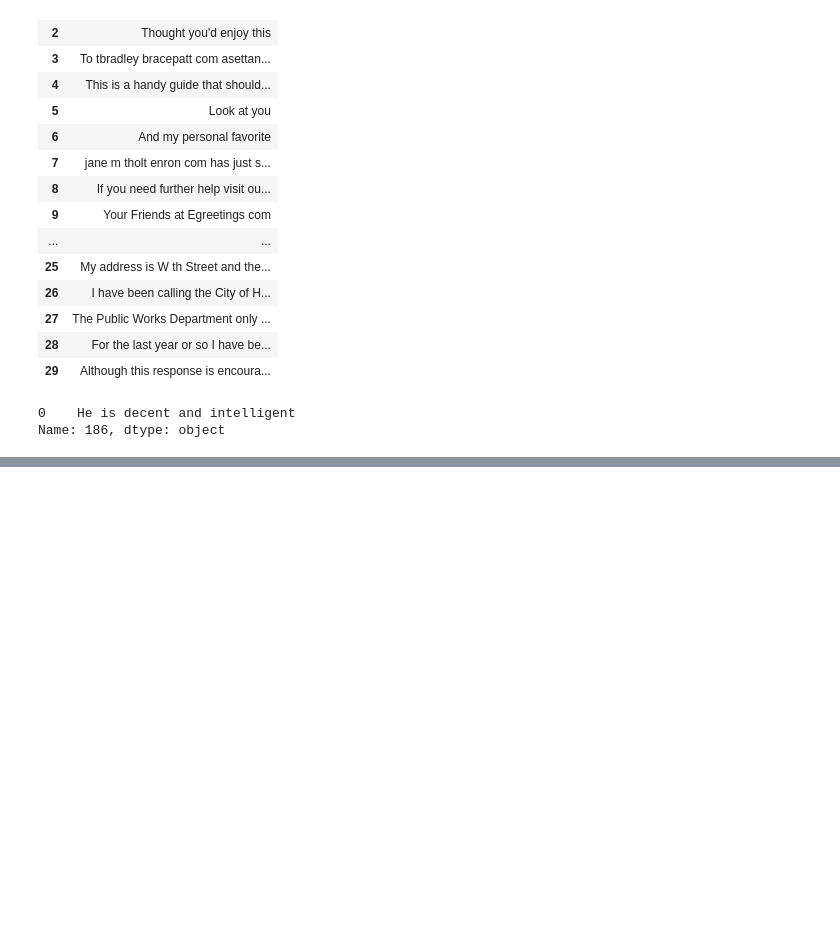
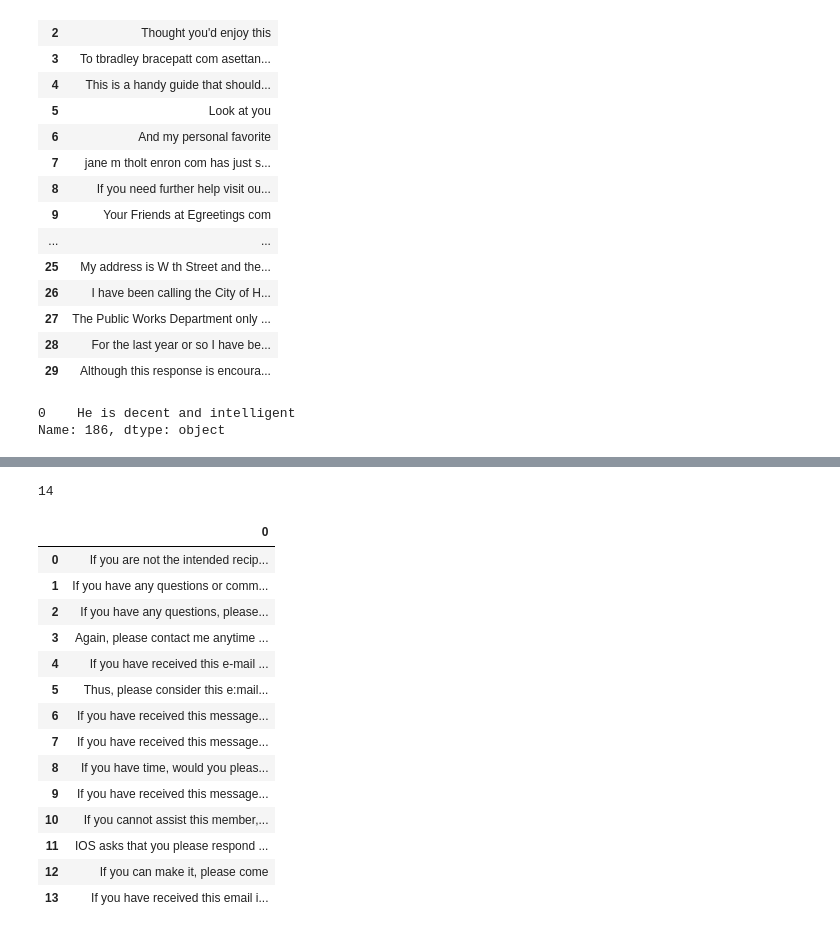
Before and after one commit to georgetao/extraction, a Jupyter notebook: notebooks/Extract_Negative_Samples.ipynb, the cells around one changed output, grey strips where cells are left out. Cells and saved outputs as stored; diff of their text form; code cells hidden in the pictures; blank space fills up the shorter version.

```diff
--- a/notebooks/Extract_Negative_Samples.ipynb
+++ b/notebooks/Extract_Negative_Samples.ipynb
@@ -118,0 +201,25 @@ Name: 186, dtype: object
+# %%
+# Length of final_list
+print(len(final_list))
+
+# print(final_list[386])
+# Turning the list into a pandas dataframe
+df = pd.DataFrame(final_list)
+df
+# %% [output]
+14
+|  | 0 |
+| 0 | If you are not the intended recip... |
+| 1 | If you have any questions or comm... |
+| 2 | If you have any questions, please... |
+| 3 | Again, please contact me anytime ... |
+| 4 | If you have received this e-mail ... |
+| 5 | Thus, please consider this e:mail... |
+| 6 | If you have received this message... |
+| 7 | If you have received this message... |
+| 8 | If you have time, would you pleas... |
+| 9 | If you have received this message... |
+| 10 | If you cannot assist this member,... |
+| 11 | IOS asks that you please respond ... |
+| 12 | If you can make it, please come |
+| 13 | If you have received this email i... |
```
Also changed, not shown: parts of 7 cells of this notebook.
